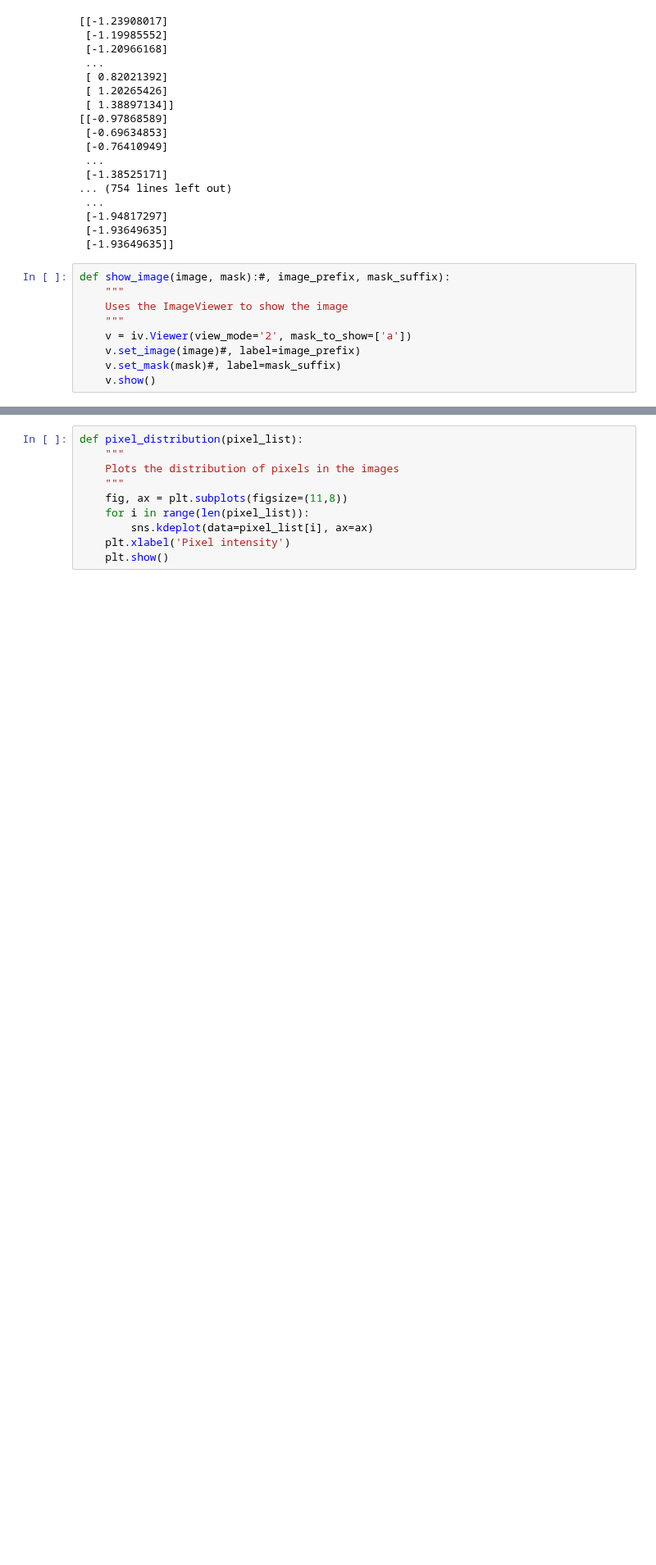
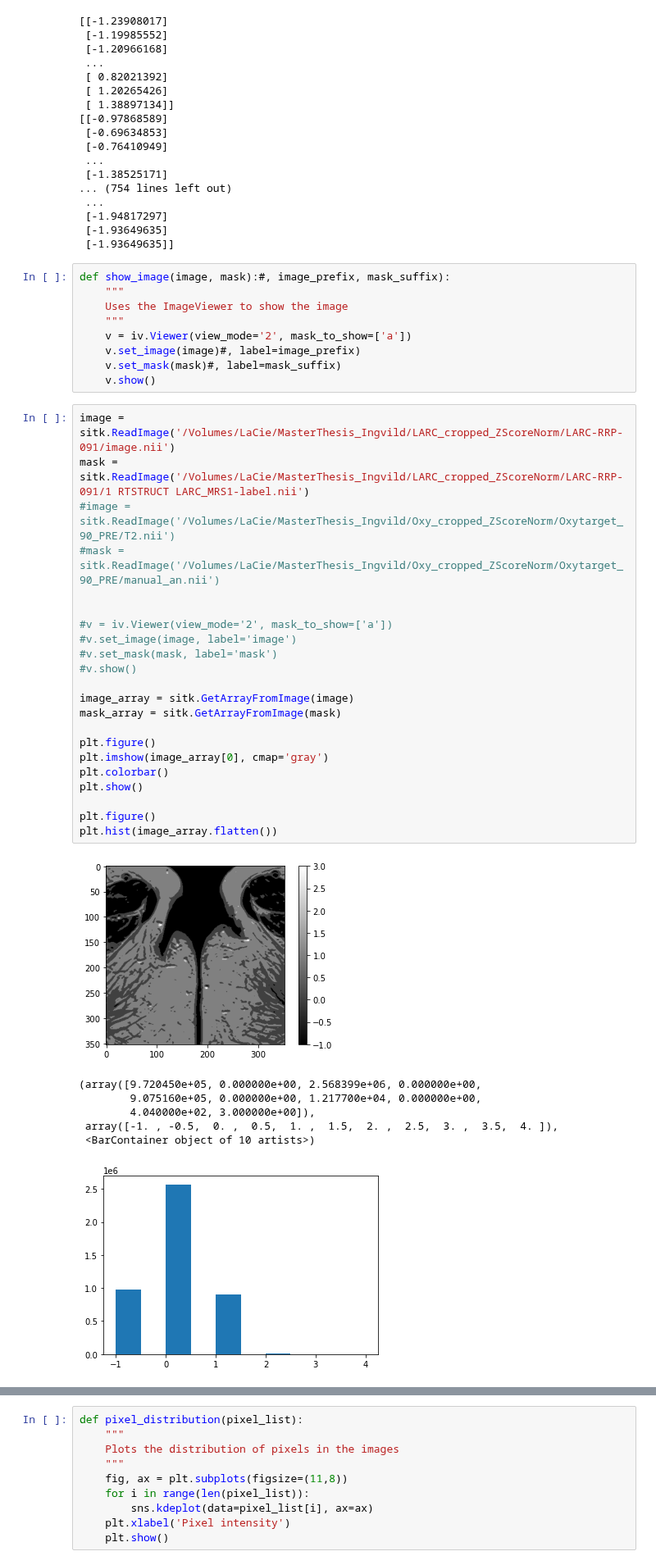
Before and after one commit to IngvildAskimAdde/MasterThesis, a Jupyter notebook: ZScore_normalization.ipynb, the cells around one changed output, grey strips where cells are left out. Shown at 82% size. Drawn from its saved outputs; the diff is of its cells as text; blank space fills up the shorter version.

```diff
--- a/ZScore_normalization.ipynb
+++ b/ZScore_normalization.ipynb
@@ -120,4 +120,34 @@ def show_image(image, mask):#, image_prefix, mask_suffix):
     v.set_image(image)#, label=image_prefix)
     v.set_mask(mask)#, label=mask_suffix)
     v.show()
+# %%
+image = sitk.ReadImage('/Volumes/LaCie/MasterThesis_Ingvild/LARC_cropped_ZScoreNorm/LARC-RRP-091/image.nii')
+mask = sitk.ReadImage('/Volumes/LaCie/MasterThesis_Ingvild/LARC_cropped_ZScoreNorm/LARC-RRP-091/1 RTSTRUCT LARC_MRS1-label.nii')
+#image = sitk.ReadImage('/Volumes/LaCie/MasterThesis_Ingvild/Oxy_cropped_ZScoreNorm/Oxytarget_90_PRE/T2.nii')
+#mask = sitk.ReadImage('/Volumes/LaCie/MasterThesis_Ingvild/Oxy_cropped_ZScoreNorm/Oxytarget_90_PRE/manual_an.nii')
+
+
+#v = iv.Viewer(view_mode='2', mask_to_show=['a'])
+#v.set_image(image, label='image')
+#v.set_mask(mask, label='mask')
+#v.show()
+
+image_array = sitk.GetArrayFromImage(image)
+mask_array = sitk.GetArrayFromImage(mask)
+
+plt.figure()
+plt.imshow(image_array[0], cmap='gray')
+plt.colorbar()
+plt.show()
+
+plt.figure()
+plt.hist(image_array.flatten())
+# %% [output]
+[figure, added]
+(array([9.720450e+05, 0.000000e+00, 2.568399e+06, 0.000000e+00,
+        9.075160e+05, 0.000000e+00, 1.217700e+04, 0.000000e+00,
+        4.040000e+02, 3.000000e+00]),
+ array([-1. , -0.5,  0. ,  0.5,  1. ,  1.5,  2. ,  2.5,  3. ,  3.5,  4. ]),
+ <BarContainer object of 10 artists>)
+[figure, added]
 # %%
```
Also changed, not shown: parts of 3 cells of this notebook.
